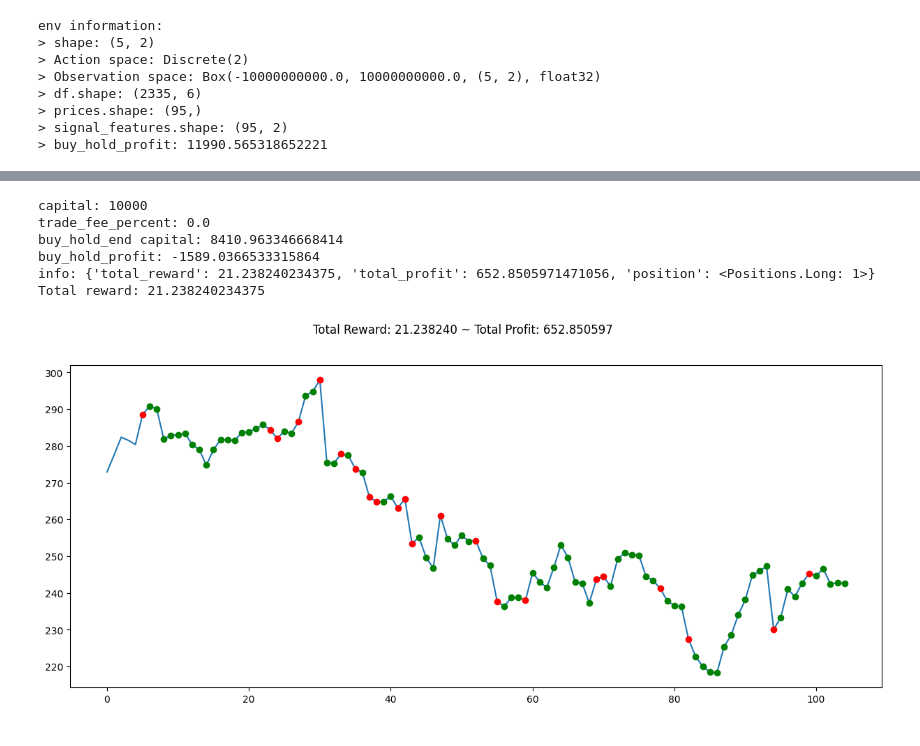
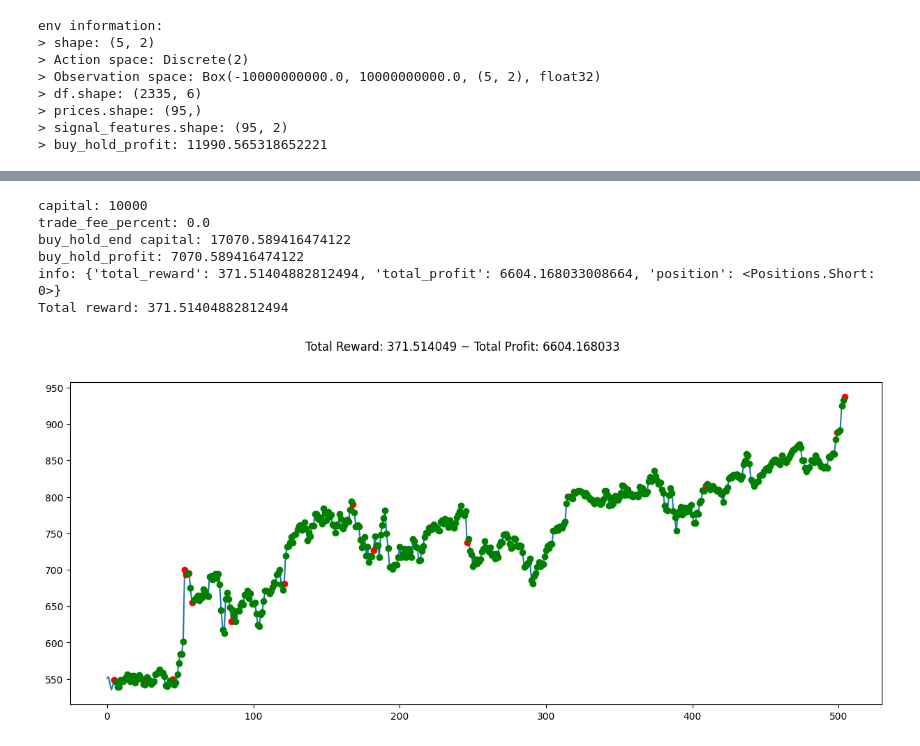
Before and after one commit to shiven2001/algo-trading, a Jupyter notebook: rl_algos/beta_stock_rl_ppo.ipynb, the cells around one changed output, grey strips where cells are left out. Drawn from its saved outputs; the diff is of its cells as text; code cells hidden in the pictures.

Commit message:
trained beta stock rl

```diff
--- a/rl_algos/beta_stock_rl_ppo.ipynb
+++ b/rl_algos/beta_stock_rl_ppo.ipynb
@@ -195,38 +194,38 @@ plt.show()
 # %%
 # Initialize the environment
-env = gym.make('beta-stocks-v0', df=df, trade_fee_percent=0.0, capital=10000, window_size=5, frame_bound=(200, 300))
+env = gym.make('beta-stocks-v0', df=df, trade_fee_percent=0.0, capital=10000, window_size=5, frame_bound=(1500, 2000))
 model = PPO.load("../models/stock_model_beta")  # Change to your saved model path
 
 # Test the model
 observation, info = env.reset(seed=SEED)  # Reset the environment
 env.action_space.seed(SEED)
 
 done = False
 total_reward = 0
 
 while not done:
     action, _states = model.predict(observation)  # Get action from the model
     observation, reward, terminated, truncated, info = env.step(action)
     total_reward += reward  # Accumulate the reward
     done = terminated or truncated  # Check if episode is done
 
     if done:
         print("info:", info)  # Output additional information when done
         break
 
 
 print(f"Total reward: {total_reward}")
 # Plot the results
 plt.figure(figsize=(15, 6))
 plt.cla()
 # Ensure this method is correctly defined in your environment
 env.unwrapped.render_all()
 plt.show()
 # %% [output]
 capital: 10000
 trade_fee_percent: 0.0
-buy_hold_end capital: 8410.963346668414
-buy_hold_profit: -1589.0366533315864
-info: {'total_reward': 21.238240234375, 'total_profit': 652.8505971471056, 'position': <Positions.Long: 1>}
-Total reward: 21.238240234375
+buy_hold_end capital: 17070.589416474122
+buy_hold_profit: 7070.589416474122
+info: {'total_reward': 371.51404882812494, 'total_profit': 6604.168033008664, 'position': <Positions.Short: 0>}
+Total reward: 371.51404882812494
-[figure, old version]
+[figure, new version]
```
Also changed, not shown: parts of 3 cells of this notebook, 3 other files.
